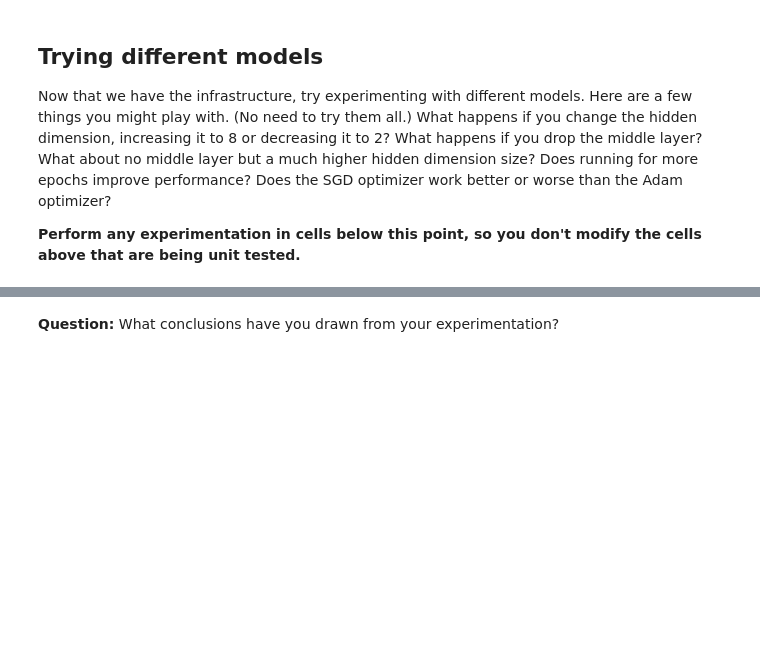
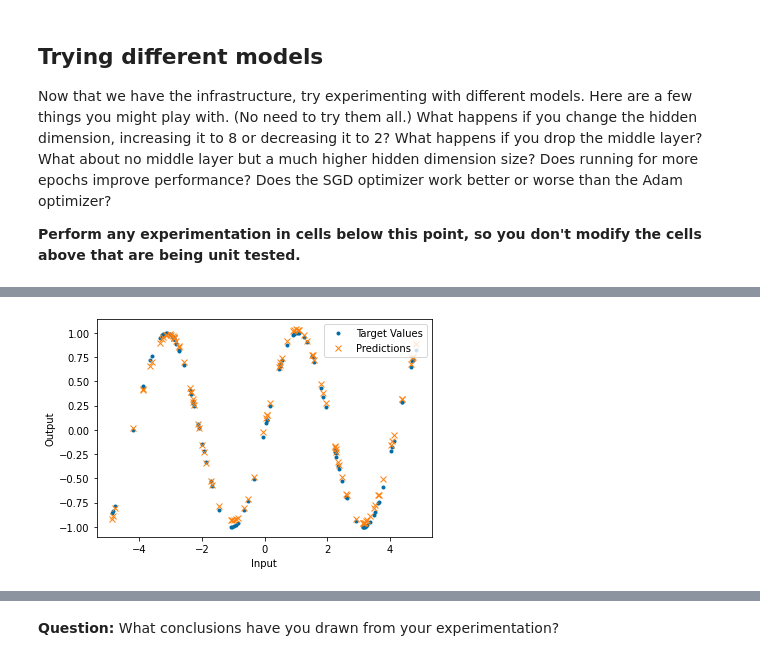
Before and after one commit to yvetteyichiwu/lab1-5, a Jupyter notebook: lab1-5.ipynb, the cells around one changed output, grey strips where cells are left out. Saved outputs shown, nothing was run; the diff lists cells and outputs as text; code cells hidden in the pictures; blank space fills up the shorter version.

```diff
--- a/lab1-5.ipynb
+++ b/lab1-5.ipynb
@@ -571,0 +639,9 @@ Now that we have the infrastructure, try experimenting with different models. He
+# %%
+# 8 hidden dimensions
+model_8 = FFNN(8).to(device)
+optim_8 = torch.optim.Adam(model_8.parameters(), lr = LEARNING_RATE)
+train_model(model_8, criterion, optim_8, train_data)
+loss, predictions = eval_model(model_8, criterion, test_data)
+visualize_predictions(test_data, predictions)
+# %% [output]
+[figure, added]
```
Also changed, not shown: parts of 36 cells of this notebook.
